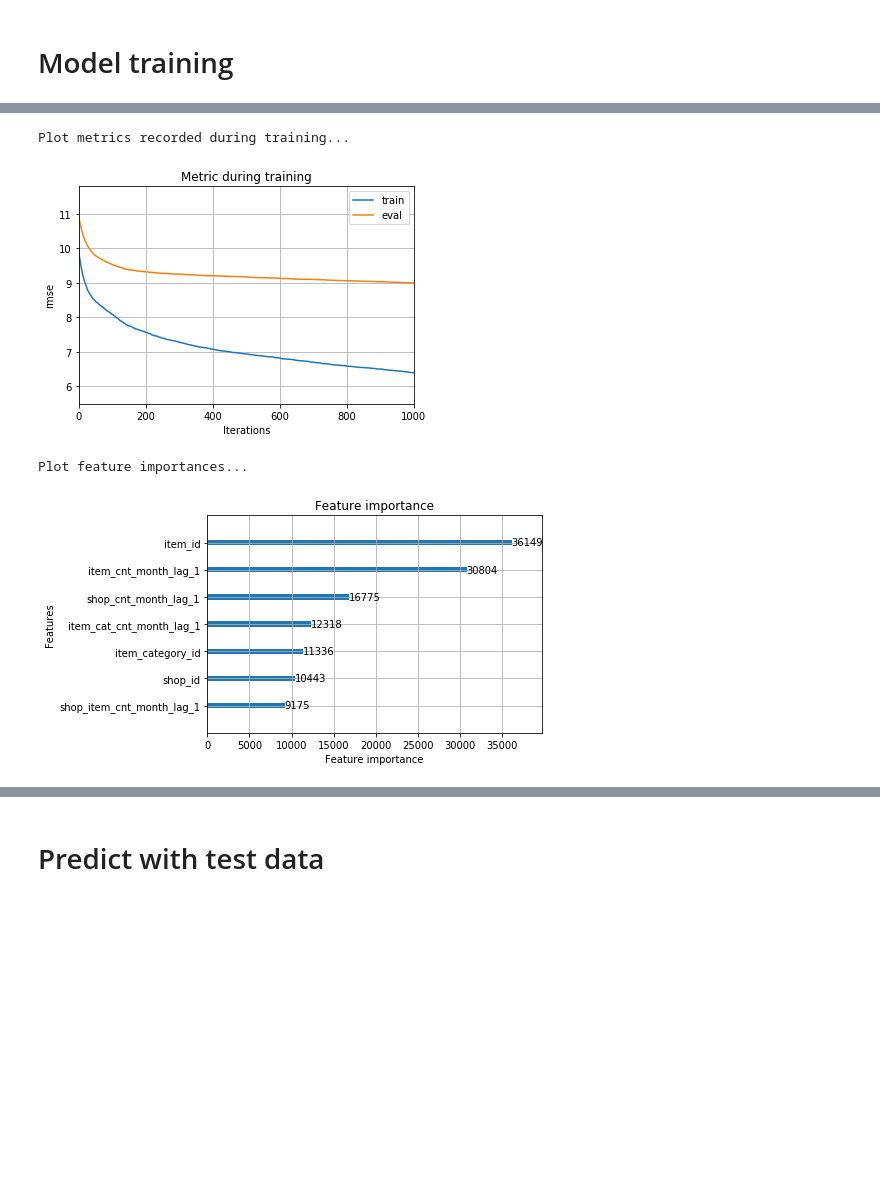
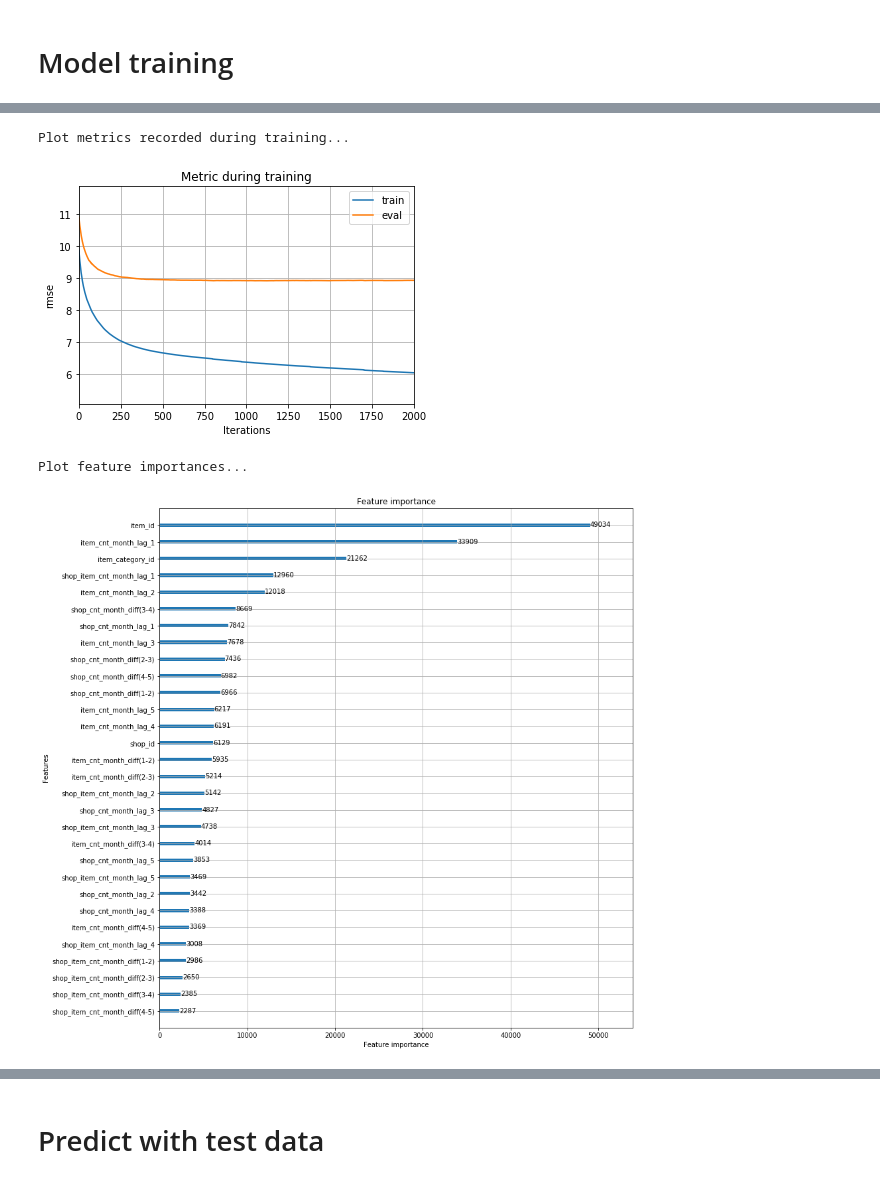
Before and after one commit to rsyarif/PredictSales, a Jupyter notebook: PredictSales_v3.ipynb, the cells around one changed output, grey strips where cells are left out. Drawn from its saved outputs; the diff is of its cells as text; code cells hidden in the pictures; blank space fills up the shorter version.

```diff
--- a/PredictSales_v3.ipynb
+++ b/PredictSales_v3.ipynb
@@ -170,25 +215,0 @@ Name: shop_item_cnt_month, dtype: float64
-# %%
-x_test = test.sort_values(by=groupby_list)
-
-x_test_lag_1 = sales_test_2015[sales_test_2015['month']==10]
-x_test_lag_1 = x_test_lag_1[col_to_keep]
-
-x_test_shop_item_lag_1 = x_test_lag_1.groupby(groupby_list,as_index=False).agg(agg_dict).rename(columns={'item_cnt_day':'shop_item_cnt_month_lag_1'})
-x_test_shop_lag_1 = x_test_lag_1[['shop_id','item_cnt_day']].groupby(['shop_id'],as_index=False).agg(agg_targ).rename(columns={'item_cnt_day':'shop_cnt_month_lag_1'})
-x_test_item_lag_1 = x_test_lag_1[['item_id','item_cnt_day']].groupby(['item_id'],as_index=False).agg(agg_targ).rename(columns={'item_cnt_day':'item_cnt_month_lag_1'})
-x_test_itemcat_lag_1 = x_test_lag_1[['item_category_id','item_cnt_day']].groupby(['item_category_id'],as_index=False).agg(agg_targ).rename(columns={'item_cnt_day':'itemcat_cnt_month_lag_1'})
-
-#add item_category_id.
-x_test_with_lag = pd.merge(x_test[groupby_list],items[['item_id','item_category_id']],on='item_id',how='left')
-x_test_with_lag.head()
-
-#add last months item_cnt
-x_test_with_lag = pd.merge(x_test_with_lag,x_test_shop_item_lag_1[['shop_id','item_id','shop_item_cnt_month_lag_1']],on=(groupby_list),how='left')
-x_test_with_lag = pd.merge(x_test_with_lag,x_test_shop_lag_1[['shop_id','shop_cnt_month_lag_1']],on=(['shop_id']),how='left')
-x_test_with_lag = pd.merge(x_test_with_lag,x_test_item_lag_1[['item_id','item_cnt_month_lag_1']],on=(['item_id']),how='left')
-x_test_with_lag = pd.merge(x_test_with_lag,x_test_itemcat_lag_1[['item_category_id','itemcat_cnt_month_lag_1']],on=(['item_category_id']),how='left')
-
-x_test = x_test_with_lag.fillna(0)
-
-print 'x_test_with_lag.shape :',x_test_with_lag.shape
-x_test.head()
@@ -212,9 +223,16 @@ evals_result={}
 # %%
+### Boosted Decision Tree (lightgbm)
+
+import lightgbm as lgb
+from sklearn.metrics import r2_score
+
+evals_result={}
+
 lgb_train = lgb.Dataset(x_train, label=y_train)
 lgb_test = lgb.Dataset(x_val, label=y_val)
 
 lgb_params = {
-               'feature_fraction': 1.0,
+               'feature_fraction': 1.00,
                'metric': 'rmse',
                'nthread':4,
                'min_data_in_leaf': 2**7,
@@ -227,14 +245,16 @@ lgb_params = {
                'verbose':1
               }
 
+num_boost_round = 2000
+verbose_eval = num_boost_round/20
 model = lgb.train(lgb_params,
                   lgb_train,
                   valid_sets=[lgb_train, lgb_test],
                   valid_names=['train','eval'],
-                  num_boost_round=1000,
+                  num_boost_round=num_boost_round,
                   evals_result=evals_result,
-                  early_stopping_rounds=100,
-                  verbose_eval=100)
+                  early_stopping_rounds=1000,
+                  verbose_eval=verbose_eval)
 
 #print 'evals_result = ',evals_result
 # %% [output]
@@ -254,18 +278,19 @@ Did not meet early stopping. Best iteration is:
 # %%
 print('Plot metrics recorded during training...')
 ax = lgb.plot_metric(evals_result, metric='rmse')
 if(saveplots):plt.savefig("lgb_plot_metric_"+saveName+".pdf")
 plt.show()
 
 print('Plot feature importances...')
-ax = lgb.plot_importance(model, max_num_features=10)
+ax = lgb.plot_importance(model, max_num_features=x_test.shape[1])
+ax.figure.set_size_inches(6.4*2,4.8*3)
 if(saveplots):plt.savefig("lgb_plot_importance_"+saveName+".pdf")
 plt.show()
 # %% [output]
 Plot metrics recorded during training...
-[figure, old version]
+[figure, new version]
 Plot feature importances...
-[figure, old version]
+[figure, new version]
 # %%
 pred_lgb = model.predict(x_train)
 print('Training R-squared for LightGBM is %f' % r2_score(y_train, pred_lgb))
```
Also changed, not shown: parts of 22 cells of this notebook.
